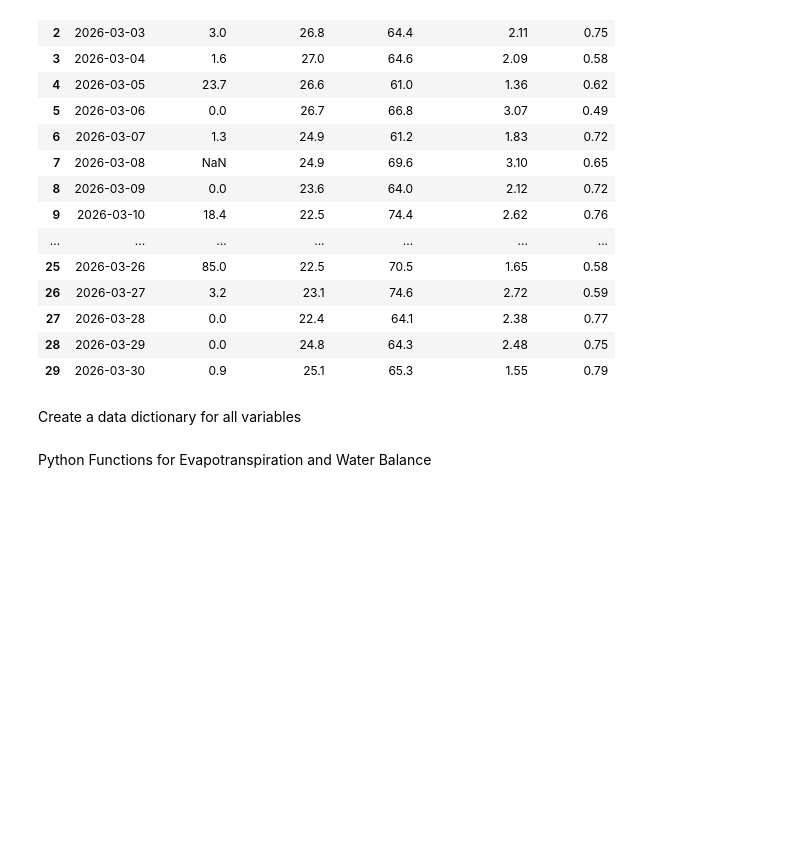
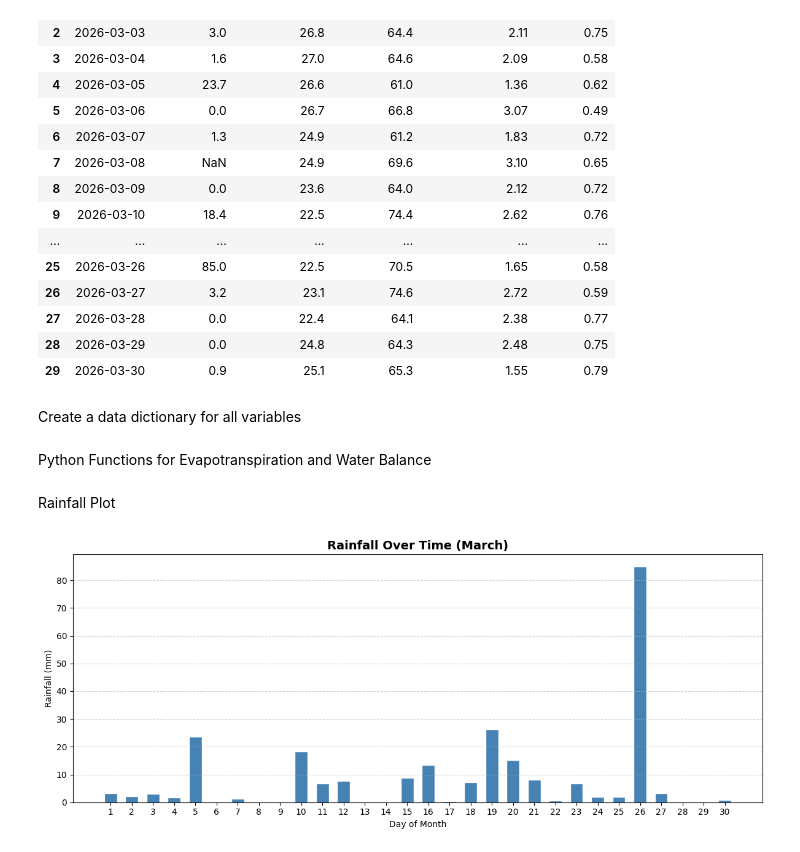
Before and after one commit to SasakaRoben/HydroSense-Kenya, a Jupyter notebook: notebooks/Level_1_Problem_Framing.ipynb, the cells around one changed output. Saved outputs shown, nothing was run; the diff lists cells and outputs as text; code cells hidden in the pictures; blank space fills up the shorter version.

Commit message:
Create a plot of rainfall over time

```diff
--- a/notebooks/Level_1_Problem_Framing.ipynb
+++ b/notebooks/Level_1_Problem_Framing.ipynb
@@ -206,3 +206,39 @@ def water_balance(S_t, R_t, I_t, ET_t, D_t):
         S_(t+1) (float) : Soil water storage at next time step (mm)
     """
     return S_t + R_t + I_t - ET_t - D_t
+# %% [markdown]
+Rainfall Plot
+# %%
+import pandas as pd
+import matplotlib.pyplot as plt
+
+def plot_rainfall(df, date_col="date", rainfall_col="rainfall_mm"):
+    """
+    Plot rainfall over time as a bar chart, using days of the month on the x-axis.
+
+    Parameters:
+        df           : DataFrame containing the data
+        date_col     : Name of the date column (default: 'date')
+        rainfall_col : Name of the rainfall column (default: 'rainfall_mm')
+    """
+    # Ensure date column is datetime
+    df[date_col] = pd.to_datetime(df[date_col])
+    days = df[date_col].dt.day
+
+    plt.figure(figsize=(12, 5))
+    plt.bar(days, df[rainfall_col], color="steelblue", width=0.6, edgecolor="white")
+
+    # Labels and formatting
+    plt.title("Rainfall Over Time (March)", fontsize=14, fontweight="bold")
+    plt.xlabel("Day of Month")
+    plt.ylabel("Rainfall (mm)")
+    plt.xticks(days)
+    plt.tight_layout()
+    plt.grid(axis="y", linestyle="--", alpha=0.6)
+
+    plt.show()
+
+
+plot_rainfall(weather)
+# %% [output]
+[figure, added]
```
